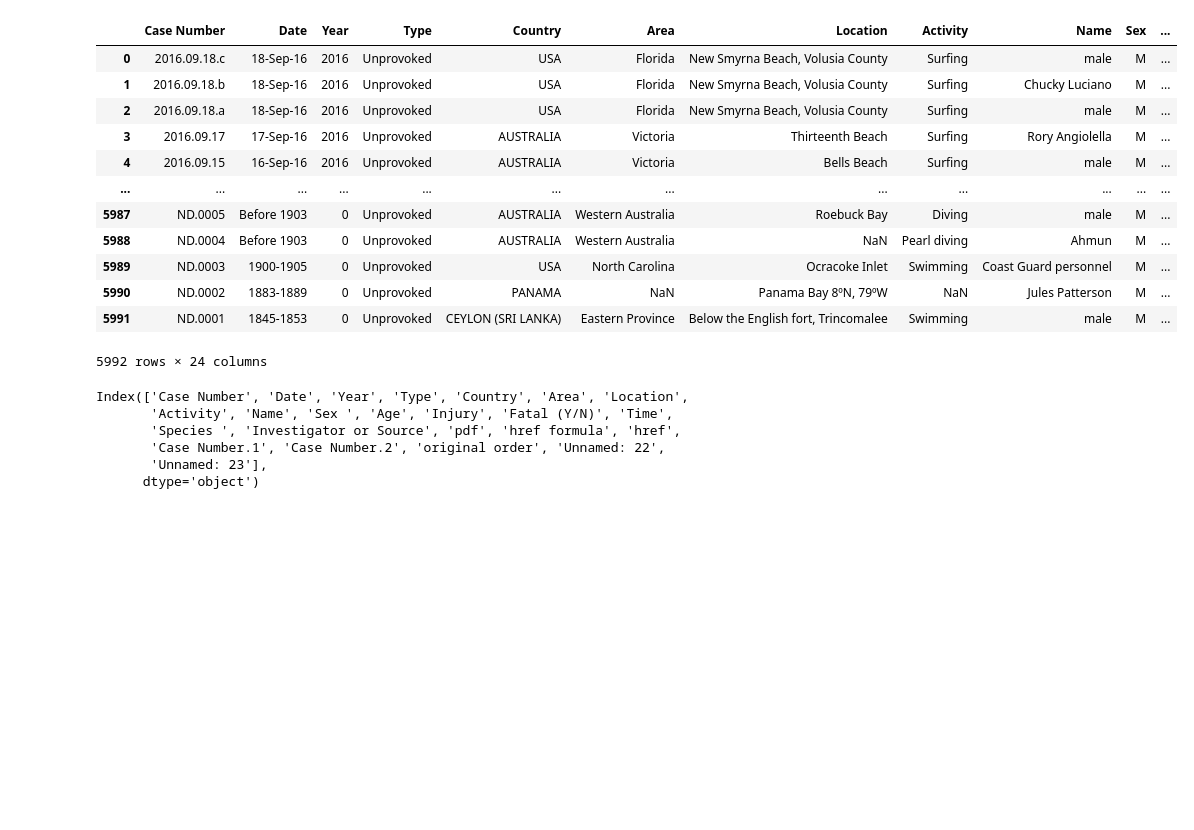
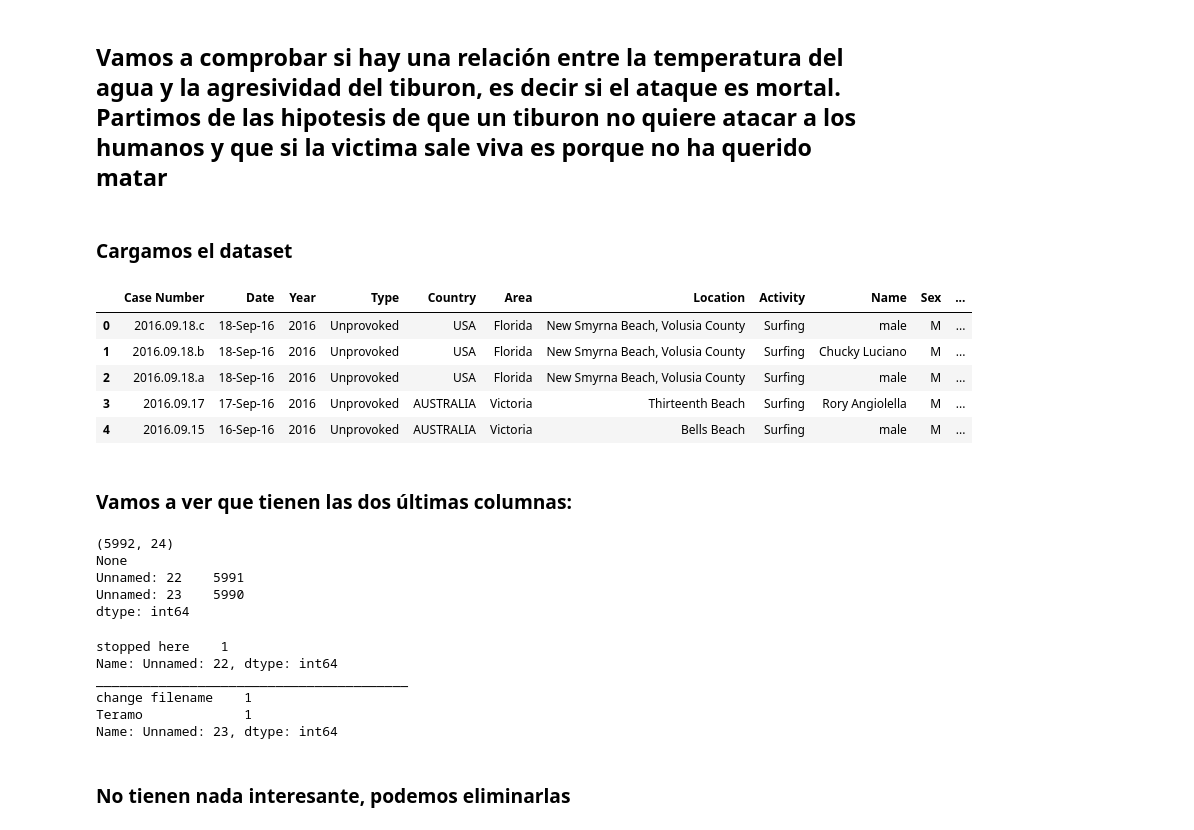
Before and after one commit to jmpchamizo/pandas_project, a Jupyter notebook: project.ipynb, the cells around one changed output. Drawn from its saved outputs; the diff is of its cells as text; code cells hidden in the pictures; blank space fills up the shorter version.

```diff
--- a/project.ipynb
+++ b/project.ipynb
@@ -2,0 +1,2 @@ import pandas as pd
+# %% [markdown]
+## Vamos a comprobar si hay una relación entre la temperatura del agua y la agresividad del tiburon, es decir si el ataque es mortal. Partimos de las hipotesis de que un tiburon no quiere atacar a los humanos y que si la victima sale viva es porque no ha querido matar
@@ -3,26 +8,39 @@ import pandas as pd
+# %% [markdown]
+### Cargamos el dataset
 # %%
 shark_attack = pd.read_csv("./INPUT/GSAF5.csv", encoding = "ISO-8859-1")
-shark_attack
+pd.set_option('display.max_rows', 6000)
+pd.set_option('display.max_columns', 500)
+shark_attack.head()
 # %% [output]
 |  | Case Number | Date | Year | Type | Country | Area | Location | Activity | Name | Sex | ... |
 | 0 | 2016.09.18.c | 18-Sep-16 | 2016 | Unprovoked | USA | Florida | New Smyrna Beach, Volusia County | Surfing | male | M | ... |
 | 1 | 2016.09.18.b | 18-Sep-16 | 2016 | Unprovoked | USA | Florida | New Smyrna Beach, Volusia County | Surfing | Chucky Luciano | M | ... |
 | 2 | 2016.09.18.a | 18-Sep-16 | 2016 | Unprovoked | USA | Florida | New Smyrna Beach, Volusia County | Surfing | male | M | ... |
 | 3 | 2016.09.17 | 17-Sep-16 | 2016 | Unprovoked | AUSTRALIA | Victoria | Thirteenth Beach | Surfing | Rory Angiolella | M | ... |
 | 4 | 2016.09.15 | 16-Sep-16 | 2016 | Unprovoked | AUSTRALIA | Victoria | Bells Beach | Surfing | male | M | ... |
-| ... | ... | ... | ... | ... | ... | ... | ... | ... | ... | ... | ... |
-| 5987 | ND.0005 | Before 1903 | 0 | Unprovoked | AUSTRALIA | Western Australia | Roebuck Bay | Diving | male | M | ... |
-| 5988 | ND.0004 | Before 1903 | 0 | Unprovoked | AUSTRALIA | Western Australia | NaN | Pearl diving | Ahmun | M | ... |
-| 5989 | ND.0003 | 1900-1905 | 0 | Unprovoked | USA | North Carolina | Ocracoke Inlet | Swimming | Coast Guard personnel | M | ... |
-| 5990 | ND.0002 | 1883-1889 | 0 | Unprovoked | PANAMA | NaN | Panama Bay 8ºN, 79ºW | NaN | Jules Patterson | M | ... |
-| 5991 | ND.0001 | 1845-1853 | 0 | Unprovoked | CEYLON (SRI LANKA) | Eastern Province | Below the English fort, Trincomalee | Swimming | male | M | ... |
-5992 rows × 24 columns
-# %%
-shark_attack.columns
-# %% [output]
-Index(['Case Number', 'Date', 'Year', 'Type', 'Country', 'Area', 'Location',
-       'Activity', 'Name', 'Sex ', 'Age', 'Injury', 'Fatal (Y/N)', 'Time',
-       'Species ', 'Investigator or Source', 'pdf', 'href formula', 'href',
-       'Case Number.1', 'Case Number.2', 'original order', 'Unnamed: 22',
-       'Unnamed: 23'],
-      dtype='object')
+# %% [markdown]
+### Vamos a ver que tienen las dos últimas columnas:
+# %%
+print(print(shark_attack.shape))
+nullvals = shark_attack[["Unnamed: 22", "Unnamed: 23"]].isnull().sum()[shark_attack.isnull().sum() > 0]
+print(nullvals)
+# %% [output]
+(5992, 24)
+None
+Unnamed: 22    5991
+Unnamed: 23    5990
+dtype: int64
+# %%
+print(shark_attack["Unnamed: 22"].value_counts())
+print("________________________________________")
+print(shark_attack["Unnamed: 23"].value_counts())
+# %% [output]
+stopped here    1
+Name: Unnamed: 22, dtype: int64
+________________________________________
+change filename    1
+Teramo             1
+Name: Unnamed: 23, dtype: int64
+# %% [markdown]
+### No tienen nada interesante, podemos eliminarlas
```
Also changed, not shown: parts of 71 cells of this notebook, 2 other files.
